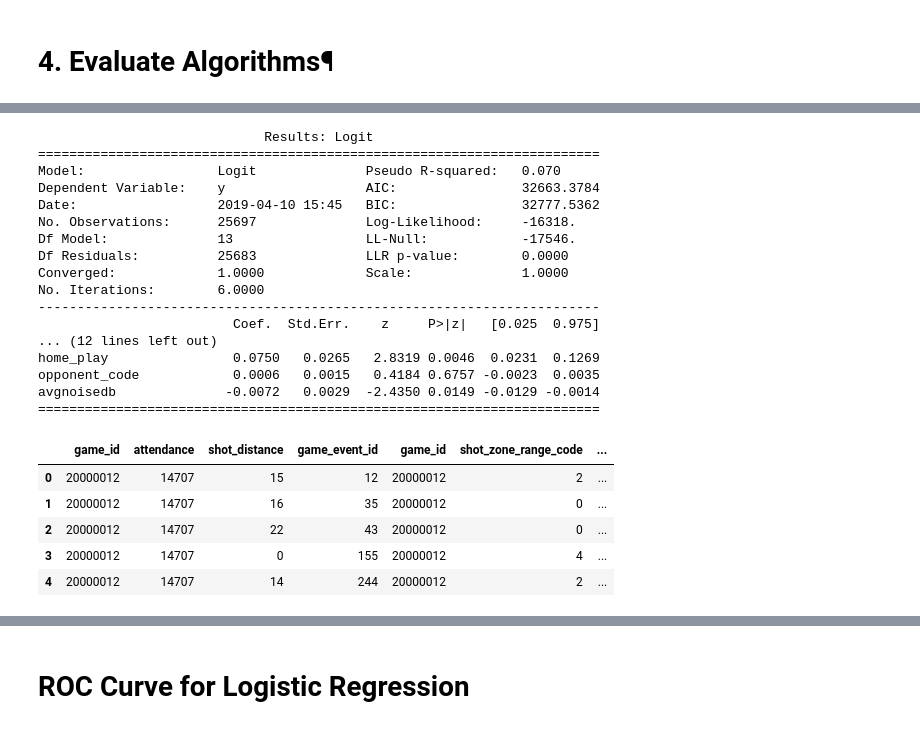
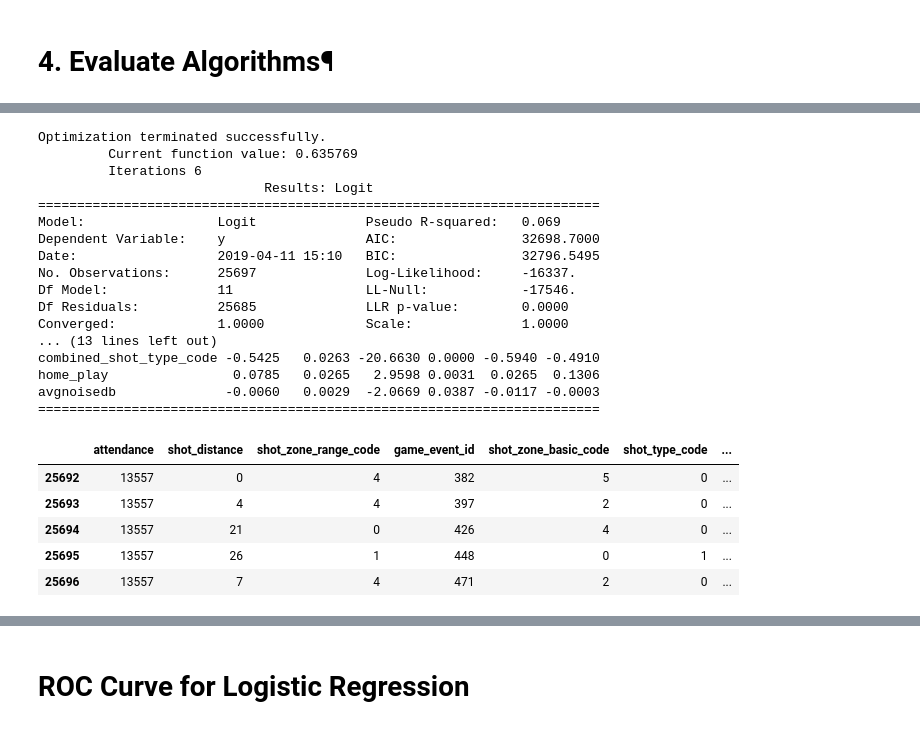
Before and after one commit to quedogf94/Spring2019_Project2, a Jupyter notebook: Kobe.ipynb, the cells around one changed output, grey strips where cells are left out. Cells and saved outputs as stored; diff of their text form; code cells hidden in the pictures.

```diff
--- a/Kobe.ipynb
+++ b/Kobe.ipynb
@@ -259,7 +259,7 @@ kobe_df.drop('team_name', axis=1, inplace=True) # Always LA Lakers
 kobe_df.drop('recId', axis=1, inplace=True) # Highly Correlated with shot_Id
 kobe_df.drop('loc_x', axis=1, inplace=True)
 kobe_df.drop('loc_y', axis=1, inplace=True)
-kobe_df.drop('shot_id', axis=1, inplace=True)
+#kobe_df.drop('shot_id', axis=1, inplace=True)
 # %% [markdown]
 # Data Transformation
 New features
@@ -431,6 +427,6 @@ print(featureScores.nlargest(20,'Score'))  #print 10 best features
 # %%
-kobe_df = kobe_df.loc[:,['game_id','attendance','shot_distance','game_event_id','game_id','shot_zone_range_code','shot_zone_basic_code','shot_type_code','shot_zone_area_code','last_5_sec_in_period','action_type_code','season_code','period_code','combined_shot_type_code','home_play','opponent_code','avgnoisedb']]
-X = kobe_df
+X = X.loc[:,['attendance','shot_distance','shot_zone_range_code','game_event_id','shot_zone_basic_code','shot_type_code','shot_zone_area_code','action_type_code','period_code','combined_shot_type_code','home_play','avgnoisedb']]
+#X = kobe_df
 # %%
 X.shape
 # %% [output]
@@ -465,32 +477,32 @@ import statsmodels.api as sm
 #est = sm.OLS(y, X.astype(float)).fit()
 logit_model=sm.Logit(y,X.astype(float))
 #logit_model=sm.Logit(y,X.astype(float),num_instances=50)
-#result=logit_model.fit()
+result=logit_model.fit()
 print(result.summary2())
 # %% [output]
+Optimization terminated successfully.
+         Current function value: 0.635769
+         Iterations 6
                              Results: Logit
 ========================================================================
-Model:                 Logit              Pseudo R-squared:   0.070
-Dependent Variable:    y                  AIC:                32663.3784
-Date:                  2019-04-10 15:45   BIC:                32777.5362
-No. Observations:      25697              Log-Likelihood:     -16318.
-Df Model:              13                 LL-Null:            -17546.
-Df Residuals:          25683              LLR p-value:        0.0000
+Model:                 Logit              Pseudo R-squared:   0.069
+Dependent Variable:    y                  AIC:                32698.7000
+Date:                  2019-04-11 15:10   BIC:                32796.5495
+No. Observations:      25697              Log-Likelihood:     -16337.
+Df Model:              11                 LL-Null:            -17546.
+Df Residuals:          25685              LLR p-value:        0.0000
 Converged:             1.0000             Scale:              1.0000
-No. Iterations:        6.0000
-------------------------------------------------------------------------
-                         Coef.  Std.Err.    z     P>|z|   [0.025  0.975]
-... (12 lines left out)
-home_play                0.0750   0.0265   2.8319 0.0046  0.0231  0.1269
-opponent_code            0.0006   0.0015   0.4184 0.6757 -0.0023  0.0035
-avgnoisedb              -0.0072   0.0029  -2.4350 0.0149 -0.0129 -0.0014
+... (13 lines left out)
+combined_shot_type_code -0.5425   0.0263 -20.6630 0.0000 -0.5940 -0.4910
+home_play                0.0785   0.0265   2.9598 0.0031  0.0265  0.1306
+avgnoisedb              -0.0060   0.0029  -2.0669 0.0387 -0.0117 -0.0003
 ========================================================================
 # %%
-X.head()
+X.tail()
 # %% [output]
-|  | game_id | attendance | shot_distance | game_event_id | game_id | shot_zone_range_code | ... |
-| 0 | 20000012 | 14707 | 15 | 12 | 20000012 | 2 | ... |
-| 1 | 20000012 | 14707 | 16 | 35 | 20000012 | 0 | ... |
-| 2 | 20000012 | 14707 | 22 | 43 | 20000012 | 0 | ... |
-| 3 | 20000012 | 14707 | 0 | 155 | 20000012 | 4 | ... |
-| 4 | 20000012 | 14707 | 14 | 244 | 20000012 | 2 | ... |
+|  | attendance | shot_distance | shot_zone_range_code | game_event_id | shot_zone_basic_code | shot_type_code | ... |
+| 25692 | 13557 | 0 | 4 | 382 | 5 | 0 | ... |
+| 25693 | 13557 | 4 | 4 | 397 | 2 | 0 | ... |
+| 25694 | 13557 | 21 | 0 | 426 | 4 | 0 | ... |
+| 25695 | 13557 | 26 | 1 | 448 | 0 | 1 | ... |
+| 25696 | 13557 | 7 | 4 | 471 | 2 | 0 | ... |
```
Also changed, not shown: parts of 38 cells of this notebook.
